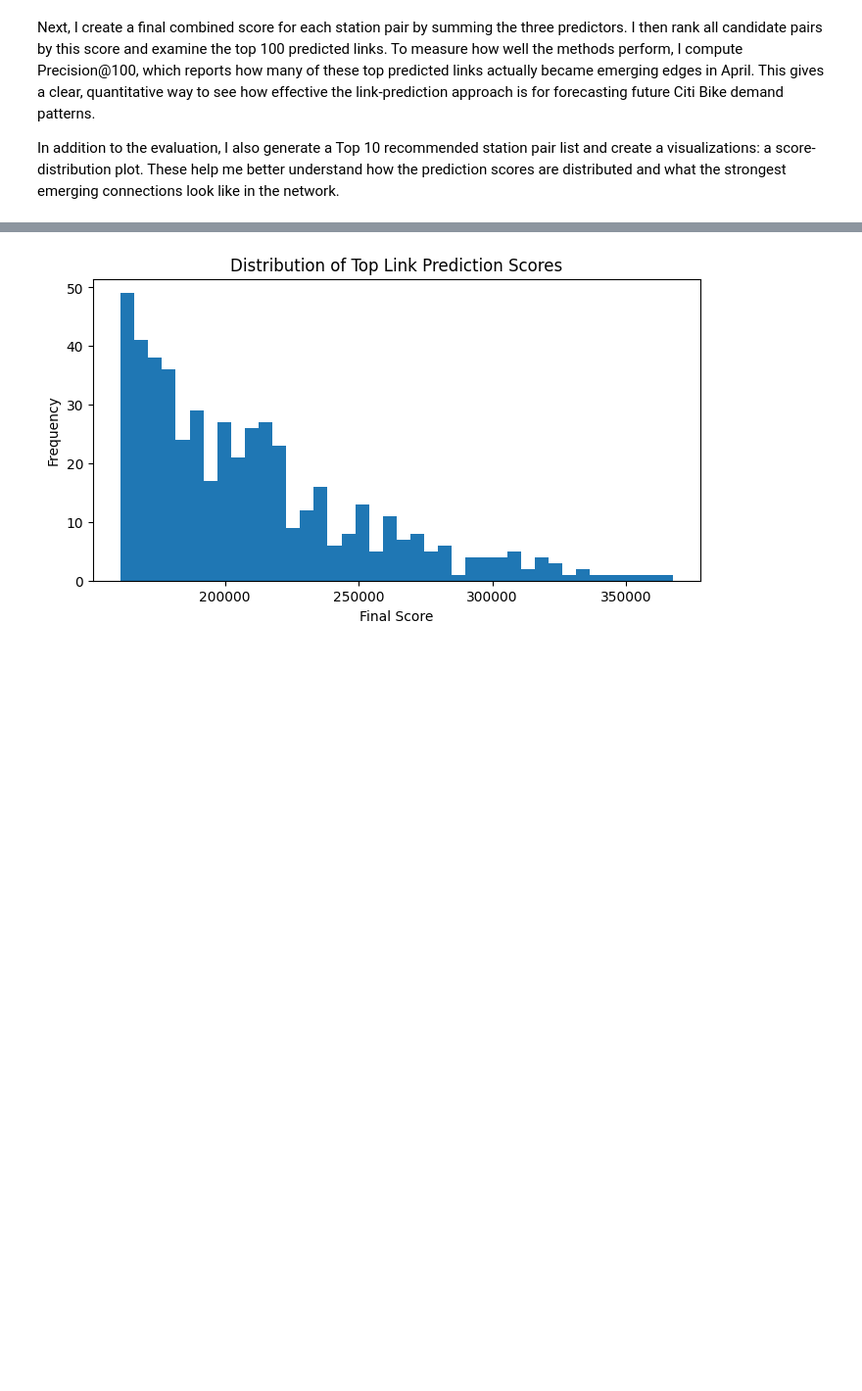
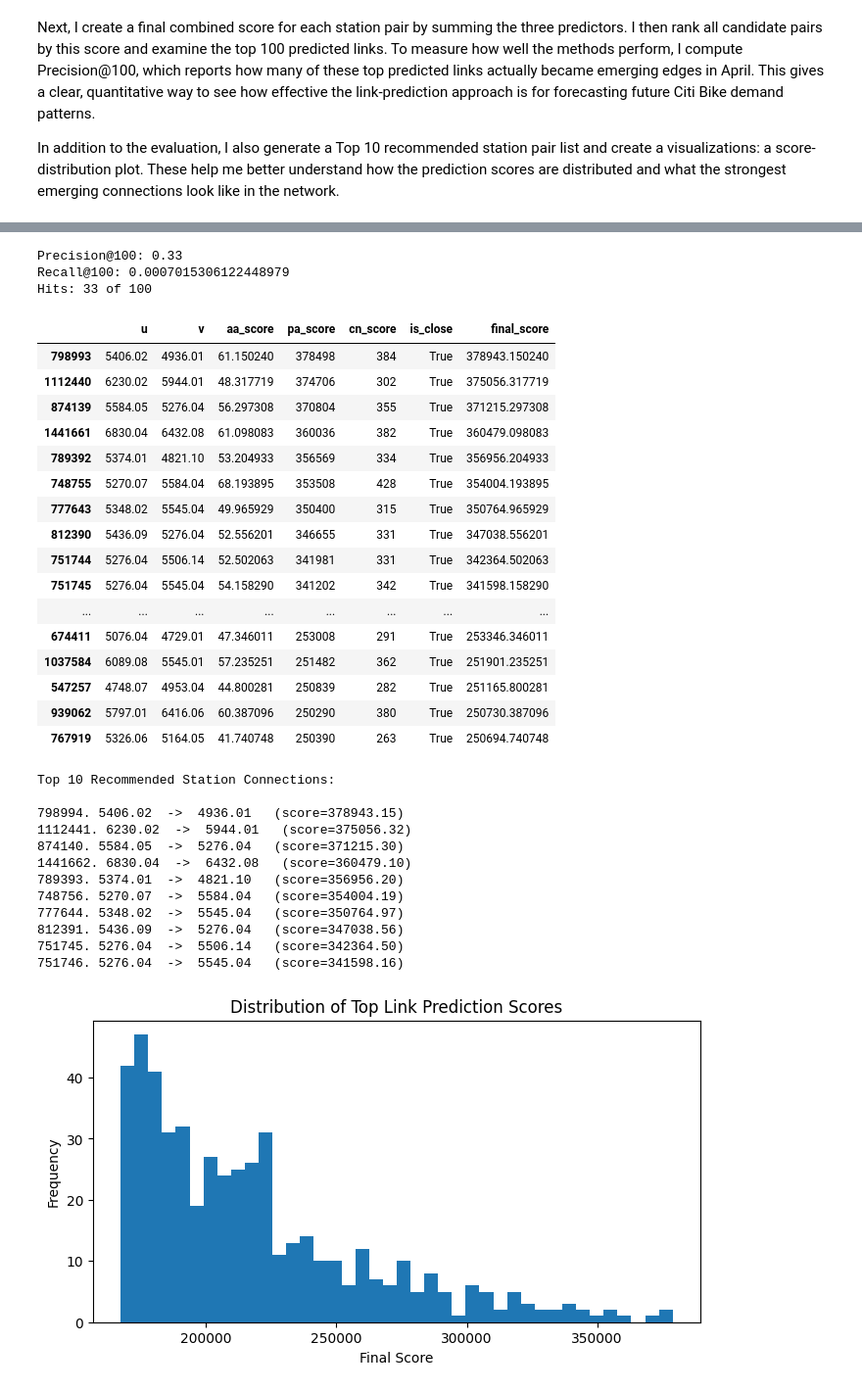
Before and after one commit to rithwik-d/NS-Project-24, a Jupyter notebook: NDS_Group_4.ipynb, the cells around one changed output, grey strips where cells are left out. Shown at 98% size. Saved outputs shown, nothing was run; the diff lists cells and outputs as text; code cells hidden in the pictures; blank space fills up the shorter version.

```diff
--- a/NDS_Group_4.ipynb
+++ b/NDS_Group_4.ipynb
@@ -2672,6 +2707,10 @@ import numpy as np
 import matplotlib.pyplot as plt
 
 df["month"] = df["started_at"].dt.month
+
+# <<< FIX >>> convert station_id to string
+df["start_station_id"] = df["start_station_id"].astype(str)
+df["end_station_id"] = df["end_station_id"].astype(str)
 
 train = df[df["month"].isin([1, 2, 3])]
 test = df[df["month"] == 4]
@@ -2681,7 +2720,7 @@ print("Test rows:", len(test))
 
 def build_graph(data):
     G = nx.Graph()
-    grouped = data.groupby(["start_station_name", "end_station_name"]).size()
+    grouped = data.groupby(["start_station_id", "end_station_id"]).size()
     for (u, v), w in grouped.items():
         if u != v:
             if G.has_edge(u, v):
@@ -2693,9 +2732,9 @@ def build_graph(data):
 G_train = build_graph(train)
 G_test = build_graph(test)
 
-train_edges = set(G_train.edges())
-test_edges = set(G_test.edges())
-emerging_edges = list(test_edges - train_edges)
+train_edges = set(tuple(sorted(e)) for e in G_train.edges())
+test_edges = set(tuple(sorted(e)) for e in G_test.edges())
+emerging_edges = set(test_edges - train_edges)
 
 print("Emerging edges:", len(emerging_edges))
 
@@ -2708,7 +2747,7 @@ pa_df = pd.DataFrame([(u, v, s) for u, v, s in pa],
                      columns=["u", "v", "pa_score"])
 
 cn_rows = []
-for u, v in G_train.edges():
+for u, v in nx.non_edges(G_train):
     cn_rows.append((u, v, len(list(nx.common_neighbors(G_train, u, v)))))
 
 cn_df = pd.DataFrame(cn_rows, columns=["u", "v", "cn_score"])
@@ -2718,7 +2757,7 @@ pred = pred.fillna(0)
 
 print("Prediction candidate pairs:", len(pred))
 
-coords = df.groupby("start_station_name")[["start_lat", "start_lng"]].mean()
+coords = df.groupby("start_station_id")[["start_lat", "start_lng"]].mean()
 
 def close(u, v, max_km=2):
     if u not in coords.index or v not in coords.index:
@@ -2736,20 +2775,36 @@ print("Filtered candidates:", len(pred))
 pred["final_score"] = pred["aa_score"] + pred["pa_score"] + pred["cn_score"]
 pred_sorted = pred.sort_values("final_score", ascending=False)
 
+pred_sorted.to_csv("predicted_links.csv", index=False)
+
+top20_aa = aa_df.sort_values("aa_score", ascending=False).head(20)
+top20_pa = pa_df.sort_values("pa_score", ascending=False).head(20)
+top20_cn = cn_df.sort_values("cn_score", ascending=False).head(20)
+
+print("\nTop-20 Adamic–Adar:")
+display(top20_aa)
+
+print("\nTop-20 Preferential Attachment:")
+display(top20_pa)
+
+print("\nTop-20 Common Neighbors:")
+display(top20_cn)
+
 K = 100
 topK = pred_sorted.head(K)
-topK_pairs = set((row.u, row.v) for _, row in topK.iterrows())
 
-hits = len(topK_pairs & set(emerging_edges))
+topK_pairs = set(tuple(sorted((row.u, row.v))) for _, row in topK.iterrows())
+
+hits = len(topK_pairs & emerging_edges)
 precision_at_k = hits / K
+recall_at_k = hits / len(emerging_edges) if len(emerging_edges) > 0 else 0
 
-print("Precision@100:", precision_at_k)
+print("\nPrecision@100:", precision_at_k)
+print("Recall@100:", recall_at_k)
 print("Hits:", hits, "of", K)
 
 pd.set_option("display.max_rows", 200)
 display(topK)
-
-# Top-10 recommended pairs
 
 print("\nTop 10 Recommended Station Connections:\n")
 top10 = topK.head(10)[["u", "v", "final_score"]]
@@ -2757,10 +2812,6 @@ top10 = topK.head(10)[["u", "v", "final_score"]]
 for i, row in top10.iterrows():
     print(f"{i+1}. {row.u}  ->  {row.v}   (score={row.final_score:.2f})")
 
-# ----------------------------
-# Score distribution graph
-# ----------------------------
-
 plt.figure(figsize=(8,4))
 pred_sorted["final_score"].head(500).plot(kind="hist", bins=40)
 plt.title("Distribution of Top Link Prediction Scores")
@@ -2807 +2882,33 @@ Top 10 Recommended Station Connections:
+Precision@100: 0.33
+Recall@100: 0.0007015306122448979
+Hits: 33 of 100
+|  | u | v | aa_score | pa_score | cn_score | is_close | final_score |
+| 798993 | 5406.02 | 4936.01 | 61.150240 | 378498 | 384 | True | 378943.150240 |
+| 1112440 | 6230.02 | 5944.01 | 48.317719 | 374706 | 302 | True | 375056.317719 |
+| 874139 | 5584.05 | 5276.04 | 56.297308 | 370804 | 355 | True | 371215.297308 |
+| 1441661 | 6830.04 | 6432.08 | 61.098083 | 360036 | 382 | True | 360479.098083 |
+| 789392 | 5374.01 | 4821.10 | 53.204933 | 356569 | 334 | True | 356956.204933 |
+| 748755 | 5270.07 | 5584.04 | 68.193895 | 353508 | 428 | True | 354004.193895 |
+| 777643 | 5348.02 | 5545.04 | 49.965929 | 350400 | 315 | True | 350764.965929 |
+| 812390 | 5436.09 | 5276.04 | 52.556201 | 346655 | 331 | True | 347038.556201 |
+| 751744 | 5276.04 | 5506.14 | 52.502063 | 341981 | 331 | True | 342364.502063 |
+| 751745 | 5276.04 | 5545.04 | 54.158290 | 341202 | 342 | True | 341598.158290 |
+| ... | ... | ... | ... | ... | ... | ... | ... |
+| 674411 | 5076.04 | 4729.01 | 47.346011 | 253008 | 291 | True | 253346.346011 |
+| 1037584 | 6089.08 | 5545.01 | 57.235251 | 251482 | 362 | True | 251901.235251 |
+| 547257 | 4748.07 | 4953.04 | 44.800281 | 250839 | 282 | True | 251165.800281 |
+| 939062 | 5797.01 | 6416.06 | 60.387096 | 250290 | 380 | True | 250730.387096 |
+| 767919 | 5326.06 | 5164.05 | 41.740748 | 250390 | 263 | True | 250694.740748 |
+Top 10 Recommended Station Connections:
+
+798994. 5406.02  ->  4936.01   (score=378943.15)
+1112441. 6230.02  ->  5944.01   (score=375056.32)
+874140. 5584.05  ->  5276.04   (score=371215.30)
+1441662. 6830.04  ->  6432.08   (score=360479.10)
+789393. 5374.01  ->  4821.10   (score=356956.20)
+748756. 5270.07  ->  5584.04   (score=354004.19)
+777644. 5348.02  ->  5545.04   (score=350764.97)
+812391. 5436.09  ->  5276.04   (score=347038.56)
+751745. 5276.04  ->  5506.14   (score=342364.50)
+751746. 5276.04  ->  5545.04   (score=341598.16)
-[figure, old version]
+[figure, new version]
```
Also changed, not shown: parts of 4 cells of this notebook.
